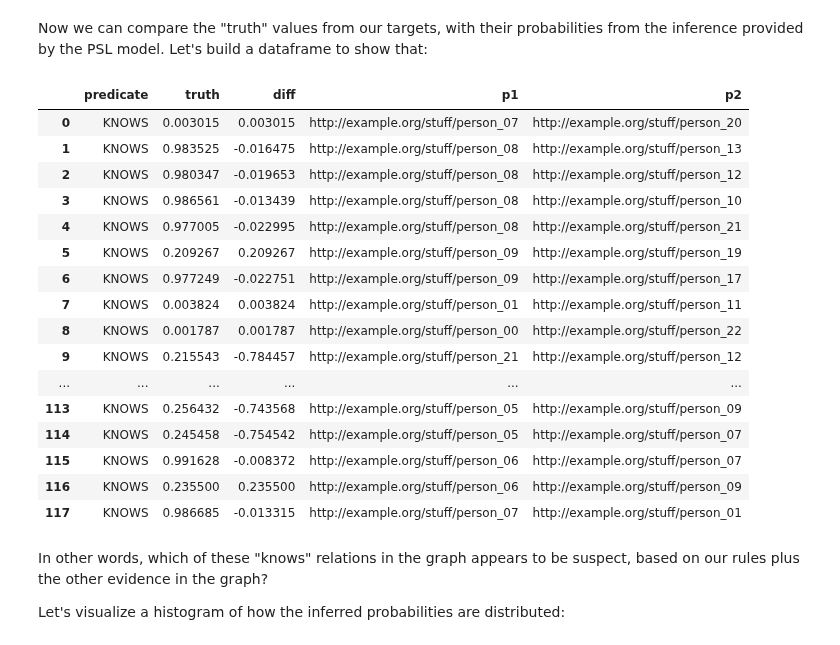
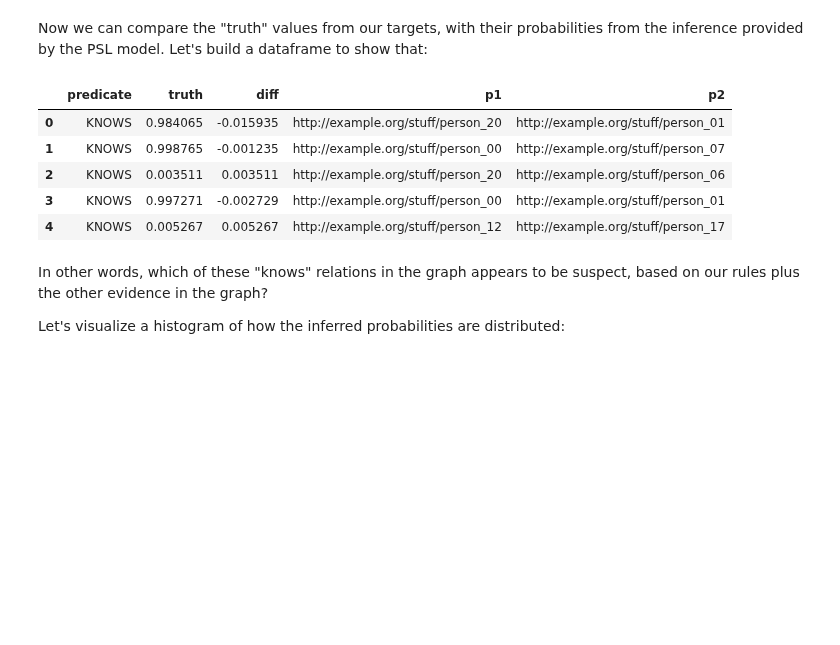
Before and after one commit to DerwenAI/kglab, a Jupyter notebook: wip/wip_psl.ipynb, the cells around one changed output. Cells and saved outputs as stored; diff of their text form; code cells hidden in the pictures; blank space fills up the shorter version.

```diff
--- a/wip/wip_psl.ipynb
+++ b/wip/wip_psl.ipynb
@@ -343,7 +343,7 @@ psl.add_rule("5: !Knows(P1, P2) ^2")
 # %% [markdown]
 Finally we'll add a *commutative* rule such that "If Person 1 knows Person 2, then Person 2 also knows Person 1."
 # %%
-psl.add_rule("Knows(P1, P2) = Knows(P2, P1) .")
+psl.add_rule("Knows(P1, P2) = Knows(P2, P1)", weighted=False)
 # %% [output]
 <__main__.PSLModel at 0x...>
 # %% [markdown]
@@ -374,13 +374,7 @@ SELECT DISTINCT ?p1 ?p2
 for row in kg.query(sparql):
     p1 = subgraph.transform(str(row.p1))
     p2 = subgraph.transform(str(row.p2))
-
-    psl.add_data_row(
-        "Neighbors",
-        [p1, p2],
-        partition="observations",
-        verbose=False,
-    )
+    psl.add_data_row("Neighbors", [p1, p2])
 # %% [markdown]
 Note: these data points are *observations*, i.e., empirical support for the probabilistic model.
 
@@ -398,13 +392,7 @@ SELECT DISTINCT ?p1 ?p2
 for row in kg.query(sparql):
     p1 = subgraph.transform(str(row.p1))
     p2 = subgraph.transform(str(row.p2))
-
-    psl.add_data_row(
-        "Likes",
-        [p1, p2],
-        partition="observations",
-        verbose=False,
-    )
+    psl.add_data_row("Likes", [p1, p2])
 # %% [markdown]
 Just for kicks, let's take a look at the internal representation of a PSL predicate, which is a `pandas.DataFrame`:
 # %%
@@ -522,13 +488,7 @@ for row in kg.query(sparql):
     p2 = subgraph.transform(str(row.p2))
 
     if (p1, p2) not in targets:
-        psl.add_data_row(
-            "Knows",
-            [p1, p2],
-            partition="observations",
-            truth_value=1.0,
-            verbose=False,
-        )
+        psl.add_data_row("Knows", [p1, p2], truth_value=1.0)
 
 sparql = """
 SELECT ?p1 ?p2
@@ -543,13 +503,7 @@ for row in kg.query(sparql):
     p2 = subgraph.transform(str(row.p2))
 
     if (p1, p2) not in targets:
-        psl.add_data_row(
-            "Knows",
-            [p1, p2],
-            partition="observations",
-            truth_value=0.0,
-            verbose=False,
-        )
+        psl.add_data_row("Knows", [p1, p2], truth_value=0.0)
 # %% [markdown]
 Now we're ready to run optimization on the PSL model and infer the *grounded atoms*.
 This may take a few minutes to run:
@@ -590,43 +544,32 @@ Let's build a dataframe to show that:
 # %%
 dat_val = {}
 
 for index, row in df_dat.iterrows():
     p1 = int(row[0])
     p2 = int(row[1])
     key = (p1, p2)
     dat_val[key] = row["truth"]
 
 for index, row in df.iterrows():
     p1 = int(row[0])
     p2 = int(row[1])
     key = (p1, p2)
 
     df.at[index, "diff"] = row["truth"] - dat_val[key]
     df.at[index, "p1"] = subgraph.inverse_transform(p1)
     df.at[index, "p2"] = subgraph.inverse_transform(p2)
 
 df = df.drop(df.columns[[1, 2]], axis=1)
 pd.set_option("max_rows", None)
 
-df
+df.head()
 # %% [output]
 |  | predicate | truth | diff | p1 | p2 |
-| 0 | KNOWS | 0.003015 | 0.003015 | http://example.org/stuff/person_07 | http://example.org/stuff/person_20 |
-| 1 | KNOWS | 0.983525 | -0.016475 | http://example.org/stuff/person_08 | http://example.org/stuff/person_13 |
-| 2 | KNOWS | 0.980347 | -0.019653 | http://example.org/stuff/person_08 | http://example.org/stuff/person_12 |
-| 3 | KNOWS | 0.986561 | -0.013439 | http://example.org/stuff/person_08 | http://example.org/stuff/person_10 |
-| 4 | KNOWS | 0.977005 | -0.022995 | http://example.org/stuff/person_08 | http://example.org/stuff/person_21 |
-| 5 | KNOWS | 0.209267 | 0.209267 | http://example.org/stuff/person_09 | http://example.org/stuff/person_19 |
-| 6 | KNOWS | 0.977249 | -0.022751 | http://example.org/stuff/person_09 | http://example.org/stuff/person_17 |
-| 7 | KNOWS | 0.003824 | 0.003824 | http://example.org/stuff/person_01 | http://example.org/stuff/person_11 |
-| 8 | KNOWS | 0.001787 | 0.001787 | http://example.org/stuff/person_00 | http://example.org/stuff/person_22 |
-| 9 | KNOWS | 0.215543 | -0.784457 | http://example.org/stuff/person_21 | http://example.org/stuff/person_12 |
-| ... | ... | ... | ... | ... | ... |
-| 113 | KNOWS | 0.256432 | -0.743568 | http://example.org/stuff/person_05 | http://example.org/stuff/person_09 |
-| 114 | KNOWS | 0.245458 | -0.754542 | http://example.org/stuff/person_05 | http://example.org/stuff/person_07 |
-| 115 | KNOWS | 0.991628 | -0.008372 | http://example.org/stuff/person_06 | http://example.org/stuff/person_07 |
-| 116 | KNOWS | 0.235500 | 0.235500 | http://example.org/stuff/person_06 | http://example.org/stuff/person_09 |
-| 117 | KNOWS | 0.986685 | -0.013315 | http://example.org/stuff/person_07 | http://example.org/stuff/person_01 |
+| 0 | KNOWS | 0.984065 | -0.015935 | http://example.org/stuff/person_20 | http://example.org/stuff/person_01 |
+| 1 | KNOWS | 0.998765 | -0.001235 | http://example.org/stuff/person_00 | http://example.org/stuff/person_07 |
+| 2 | KNOWS | 0.003511 | 0.003511 | http://example.org/stuff/person_20 | http://example.org/stuff/person_06 |
+| 3 | KNOWS | 0.997271 | -0.002729 | http://example.org/stuff/person_00 | http://example.org/stuff/person_01 |
+| 4 | KNOWS | 0.005267 | 0.005267 | http://example.org/stuff/person_12 | http://example.org/stuff/person_17 |
 # %% [markdown]
 In other words, which of these "knows" relations in the graph appears to be suspect, based on our rules plus the other evidence in the graph?
 
```
Also changed, not shown: parts of 5 cells of this notebook.
